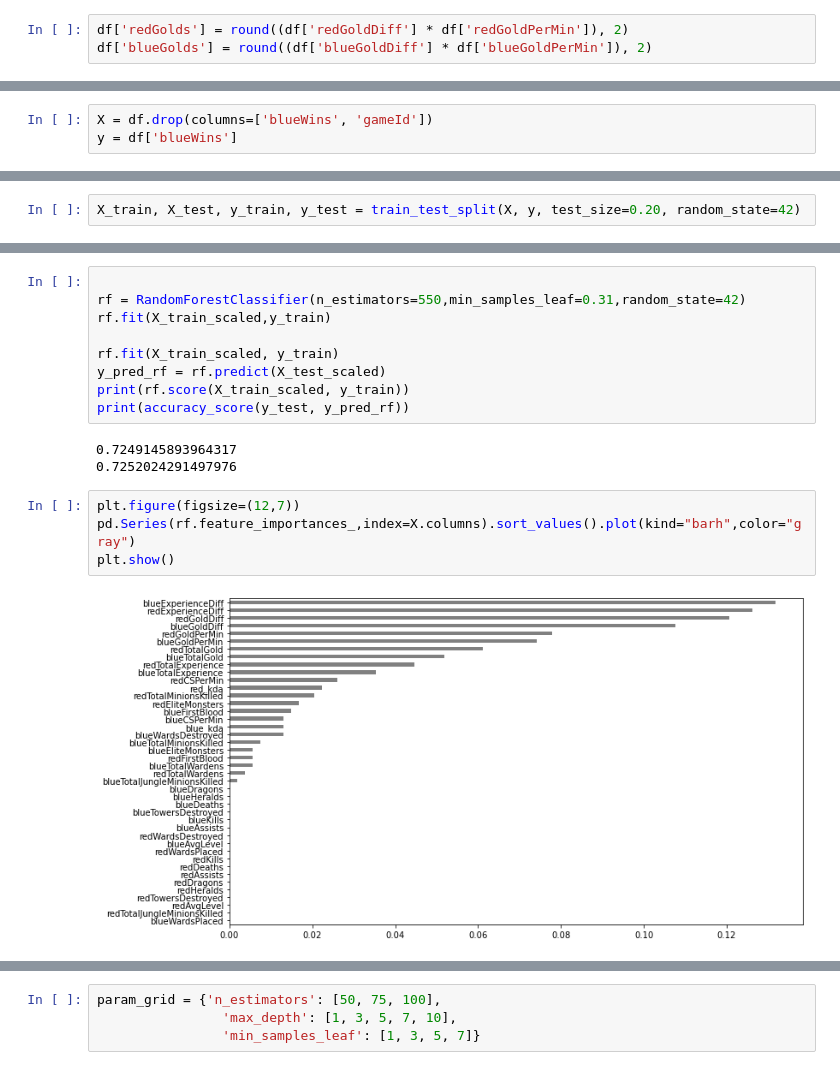
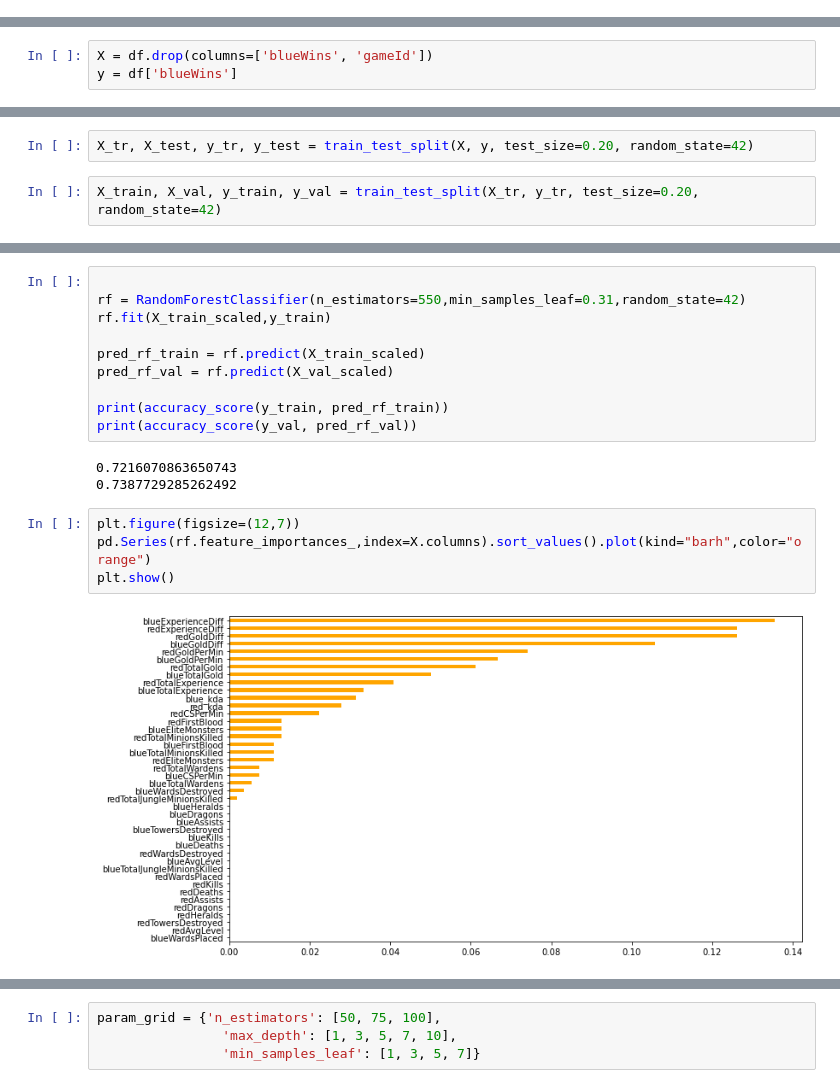
Before and after one commit to krvosen/bsc-phase-three-project, a Jupyter notebook: notebooks/exploratory/ross/Untitled.ipynb, the cells around one changed output, grey strips where cells are left out. Drawn from its saved outputs; the diff is of its cells as text.

```diff
--- a/notebooks/exploratory/ross/Untitled.ipynb
+++ b/notebooks/exploratory/ross/Untitled.ipynb
@@ -41,3 +97,0 @@ df['blueGoldExperience'] = round((df['blueGoldDiff'] + df['blueGoldPerMin']) / d
-# %%
-df['redGolds'] = round((df['redGoldDiff'] * df['redGoldPerMin']), 2)
-df['blueGolds'] = round((df['blueGoldDiff'] * df['blueGoldPerMin']), 2)
@@ -81,2 +129,4 @@ y = df['blueWins']
 # %%
-X_train, X_test, y_train, y_test = train_test_split(X, y, test_size=0.20, random_state=42)
+X_tr, X_test, y_tr, y_test = train_test_split(X, y, test_size=0.20, random_state=42)
+# %%
+X_train, X_val, y_train, y_val = train_test_split(X_tr, y_tr, test_size=0.20, random_state=42)
@@ -123,19 +175,20 @@ X_train_scaled_df
 rf = RandomForestClassifier(n_estimators=550,min_samples_leaf=0.31,random_state=42)
 rf.fit(X_train_scaled,y_train)
 
-rf.fit(X_train_scaled, y_train)
-y_pred_rf = rf.predict(X_test_scaled)
-print(rf.score(X_train_scaled, y_train))
-print(accuracy_score(y_test, y_pred_rf))
+pred_rf_train = rf.predict(X_train_scaled)
+pred_rf_val = rf.predict(X_val_scaled)
+
+print(accuracy_score(y_train, pred_rf_train))
+print(accuracy_score(y_val, pred_rf_val))
 # %% [output]
-0.7249145893964317
-0.7252024291497976
+0.7216070863650743
+0.7387729285262492
 # %%
 plt.figure(figsize=(12,7))
-pd.Series(rf.feature_importances_,index=X.columns).sort_values().plot(kind="barh",color="gray")
+pd.Series(rf.feature_importances_,index=X.columns).sort_values().plot(kind="barh",color="orange")
 plt.show()
 # %% [output]
-[figure, old version]
+[figure, new version]
 # %%
 important_features = ['red_kda',
  'blue_kda',
```
Also changed, not shown: parts of 60 cells of this notebook.
